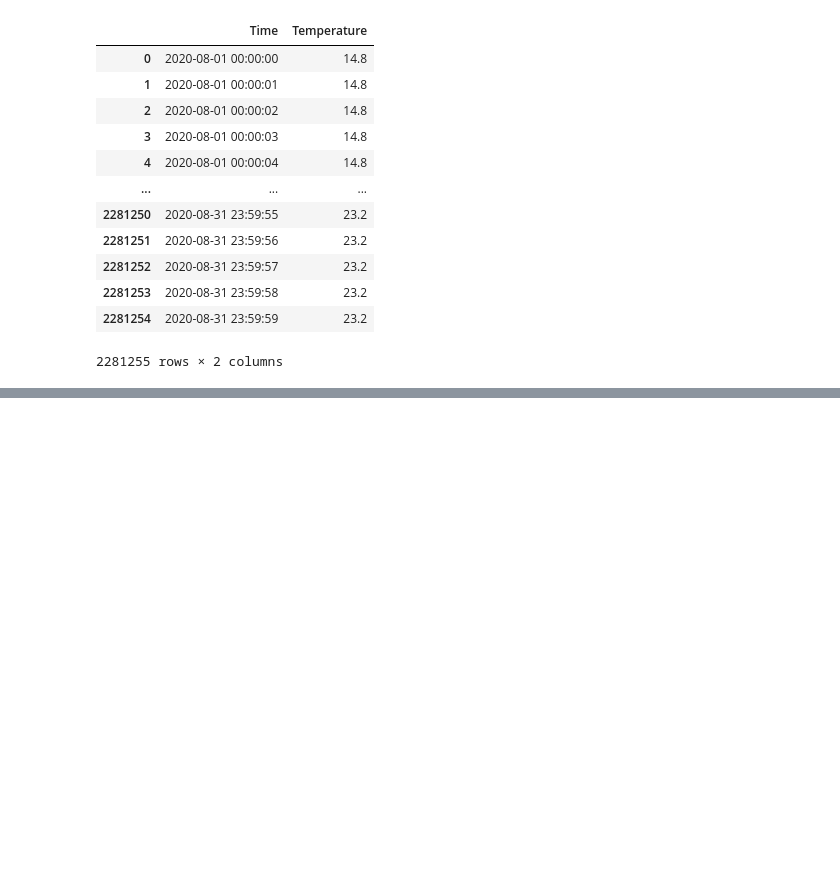
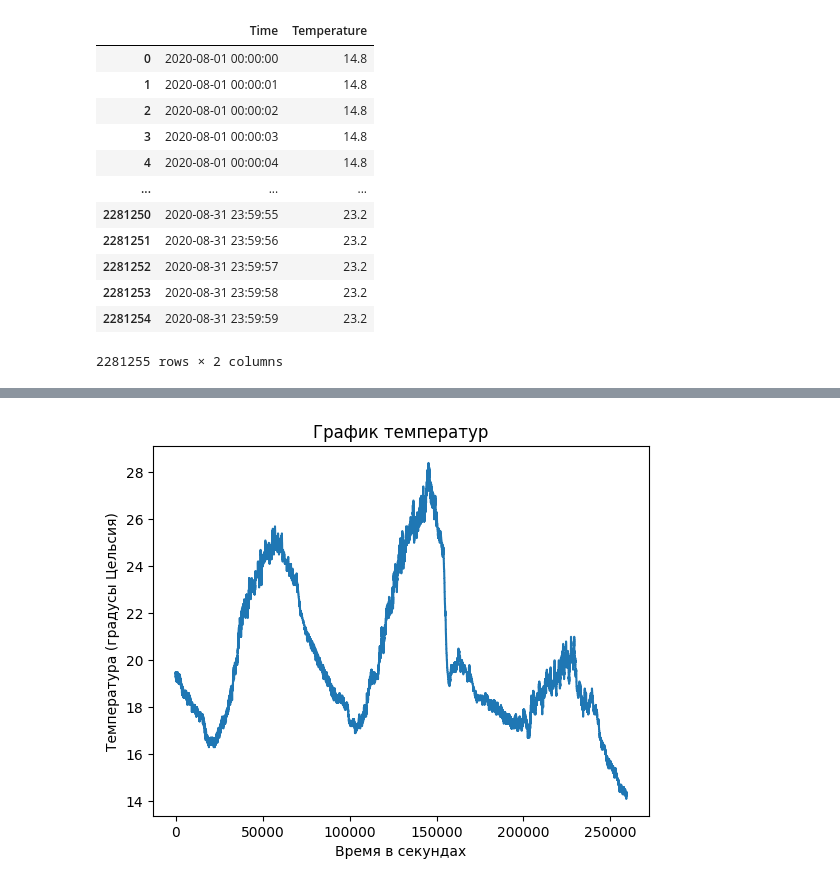
Before and after one commit to mozhayka/microclimate, a Jupyter notebook: src/data_converter.ipynb, the cells around one changed output, grey strips where cells are left out. Drawn from its saved outputs; the diff is of its cells as text; code cells hidden in the pictures; blank space fills up the shorter version.

```diff
--- a/src/data_converter.ipynb
+++ b/src/data_converter.ipynb
@@ -79,2 +82,10 @@ See the caveats in the documentation: https://pandas.pydata.org/pandas-docs/stab
+# %%
+plt.plot(new_df.index, new_df['Temperature'])
+plt.xlabel('Время в секундах')
+plt.ylabel('Температура (градусы Цельсия)')
+plt.title('График температур')
+plt.show()
+# %% [output]
+[figure, added]
 # %%
 new_df.to_csv(output_filename, sep=';')
```
Also changed, not shown: parts of 4 cells of this notebook, 24 other files.
